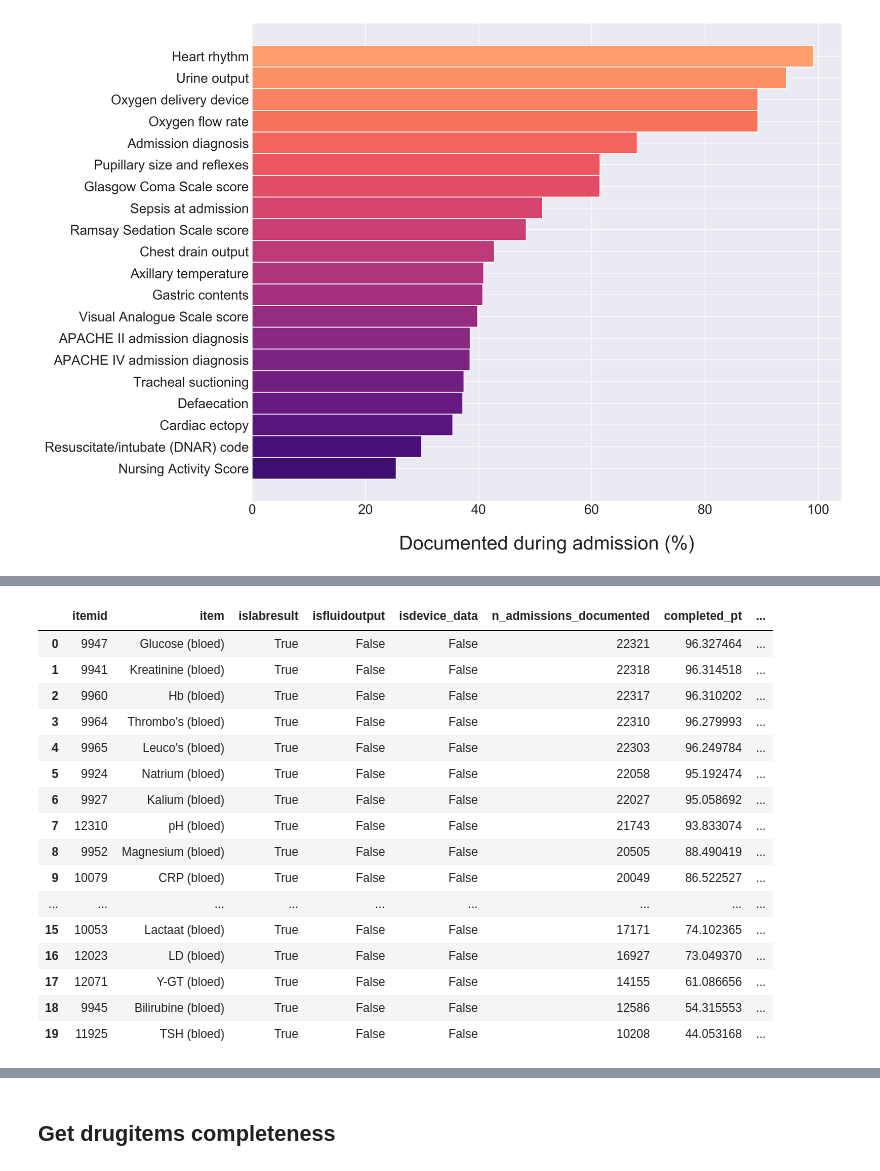
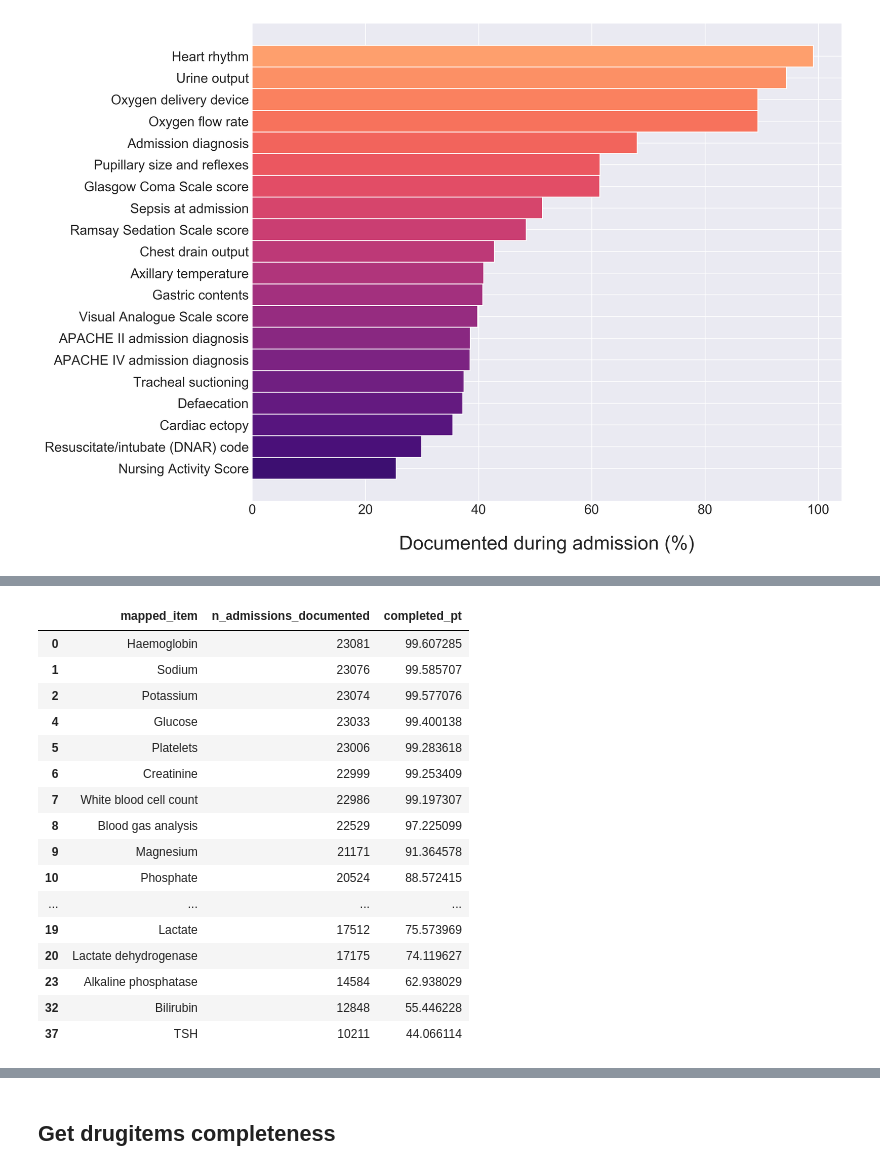
Before and after one commit to AmsterdamUMC/AmsterdamUMCdb, a Jupyter notebook: paper/paper-fig2-data-diversity.ipynb, the cells around one changed output, grey strips where cells are left out. Cells and saved outputs as stored; diff of their text form; code cells hidden in the pictures.

```diff
--- a/paper/paper-fig2-data-diversity.ipynb
+++ b/paper/paper-fig2-data-diversity.ipynb
@@ -495,0 +655,3 @@ labs_completeness.head(50)
+# %%
+labs_mapped_completeness['completed_pt'] = 100*labs_mapped_completeness['n_admissions_documented']/num_admissions
+labs_mapped_completeness.head(50)
@@ -496,47 +676,49 @@ labs_completeness.head(50)
 # %%
-labs_selection = pd.DataFrame([
-    [9947, 'Glucose'],
-    [9941, 'Creatinine'],
-    [9960, 'Haemoglobin'],
-    [9964, 'Platelets'],
-    [9965, 'White blood cell count'],
-    [9924, 'Sodium'],
-    [9927, 'Potassium'],
-    [12310, 'Blood gas analysis'],
-    [9952, 'Magnesium' ],
-    [10079, 'C-reactive protein' ],
-    [9935, 'Phosphate'],
-    [11998, 'Creatinine-kinase'],
-    [9937, 'Serum albumin'],
-    [11978, 'ALAT'],
-    [11990, 'ASAT'],
-    [10053, 'Lactate'],
-    [12023, 'Lactate dehydrogenase'],
-    [12071, 'Alkaline phosphatase'],
-    [9945, 'Bilirubin'],
-    [11925, 'TSH']
-], columns=['itemid', 'label'])
+# make a selection of relevant values (suppress most components of blood gas analysis, etc.) to prevent seeing only
+# very similar data in the plot
+labs_selection = [
+    'Glucose',
+    'Creatinine',
+    'Haemoglobin',
+    'Platelets',
+    'White blood cell count',
+    'Sodium',
+    'Potassium',
+    'Blood gas analysis',
+    'Magnesium',
+    'C-reactive protein',
+    'Phosphate',
+    'Creatinine-kinase',
+    'Serum albumin',
+    'ALAT',
+    'ASAT',
+    'Lactate',
+    'Lactate dehydrogenase',
+    'Alkaline phosphatase',
+    'Bilirubin',
+    'TSH'
+]
 
-labs_selection_new_labels = pd.merge( labs_completeness[labs_completeness.itemid.isin(
-   labs_selection['itemid'])], labs_selection ).sort_values('completed_pt', ascending=False)
-labs_selection_new_labels
+labs_selection_mapped = labs_mapped_completeness[labs_mapped_completeness.mapped_item.isin(
+   labs_selection)].sort_values('completed_pt', ascending=False)
+labs_selection_mapped
 # %% [output]
-|  | itemid | item | islabresult | isfluidoutput | isdevice_data | n_admissions_documented | completed_pt | ... |
-| 0 | 9947 | Glucose (bloed) | True | False | False | 22321 | 96.327464 | ... |
-| 1 | 9941 | Kreatinine (bloed) | True | False | False | 22318 | 96.314518 | ... |
-| 2 | 9960 | Hb (bloed) | True | False | False | 22317 | 96.310202 | ... |
-| 3 | 9964 | Thrombo's (bloed) | True | False | False | 22310 | 96.279993 | ... |
-| 4 | 9965 | Leuco's (bloed) | True | False | False | 22303 | 96.249784 | ... |
-| 5 | 9924 | Natrium (bloed) | True | False | False | 22058 | 95.192474 | ... |
-| 6 | 9927 | Kalium (bloed) | True | False | False | 22027 | 95.058692 | ... |
-| 7 | 12310 | pH (bloed) | True | False | False | 21743 | 93.833074 | ... |
-| 8 | 9952 | Magnesium (bloed) | True | False | False | 20505 | 88.490419 | ... |
-| 9 | 10079 | CRP (bloed) | True | False | False | 20049 | 86.522527 | ... |
-| ... | ... | ... | ... | ... | ... | ... | ... | ... |
-| 15 | 10053 | Lactaat (bloed) | True | False | False | 17171 | 74.102365 | ... |
-| 16 | 12023 | LD (bloed) | True | False | False | 16927 | 73.049370 | ... |
-| 17 | 12071 | Y-GT (bloed) | True | False | False | 14155 | 61.086656 | ... |
-| 18 | 9945 | Bilirubine (bloed) | True | False | False | 12586 | 54.315553 | ... |
-| 19 | 11925 | TSH (bloed) | True | False | False | 10208 | 44.053168 | ... |
+|  | mapped_item | n_admissions_documented | completed_pt |
+| 0 | Haemoglobin | 23081 | 99.607285 |
+| 1 | Sodium | 23076 | 99.585707 |
+| 2 | Potassium | 23074 | 99.577076 |
+| 4 | Glucose | 23033 | 99.400138 |
+| 5 | Platelets | 23006 | 99.283618 |
+| 6 | Creatinine | 22999 | 99.253409 |
+| 7 | White blood cell count | 22986 | 99.197307 |
+| 8 | Blood gas analysis | 22529 | 97.225099 |
+| 9 | Magnesium | 21171 | 91.364578 |
+| 10 | Phosphate | 20524 | 88.572415 |
+| ... | ... | ... | ... |
+| 19 | Lactate | 17512 | 75.573969 |
+| 20 | Lactate dehydrogenase | 17175 | 74.119627 |
+| 23 | Alkaline phosphatase | 14584 | 62.938029 |
+| 32 | Bilirubin | 12848 | 55.446228 |
+| 37 | TSH | 10211 | 44.066114 |
 # %%
 cm = plt.cm.get_cmap('magma')
```
Also changed, not shown: parts of 9 cells of this notebook, 19 other files.
